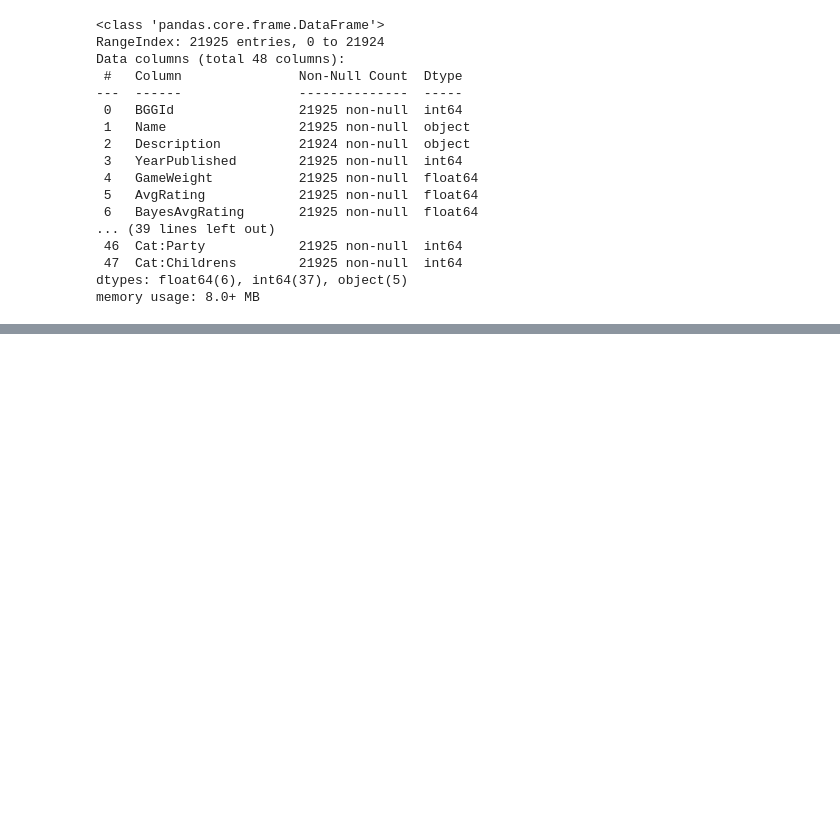
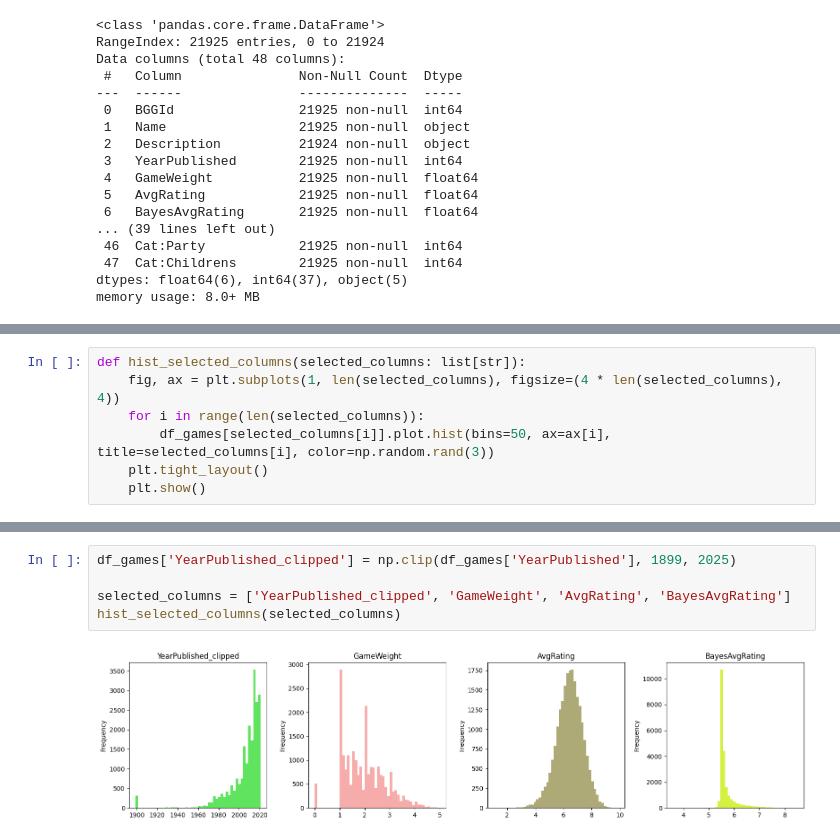
Before and after one commit to mglambert/RecSysProject, a Jupyter notebook: notebooks/EDA.ipynb, the cells around one changed output, grey strips where cells are left out. Saved outputs shown, nothing was run; the diff lists cells and outputs as text; blank space fills up the shorter version.

Commit message:
eda games v1

```diff
--- a/notebooks/EDA.ipynb
+++ b/notebooks/EDA.ipynb
@@ -72,0 +91,7 @@ dtype: int64
+# %%
+def hist_selected_columns(selected_columns: list[str]):
+    fig, ax = plt.subplots(1, len(selected_columns), figsize=(4 * len(selected_columns), 4))
+    for i in range(len(selected_columns)):
+        df_games[selected_columns[i]].plot.hist(bins=50, ax=ax[i], title=selected_columns[i], color=np.random.rand(3))
+    plt.tight_layout()
+    plt.show()
@@ -72,0 +108,7 @@ dtype: int64
+# %%
+df_games['YearPublished_clipped'] = np.clip(df_games['YearPublished'], 1899, 2025)
+
+selected_columns = ['YearPublished_clipped', 'GameWeight', 'AvgRating', 'BayesAvgRating']
+hist_selected_columns(selected_columns)
+# %% [output]
+[figure, added]
```
Also changed, not shown: parts of 47 cells of this notebook, 3 other files.
